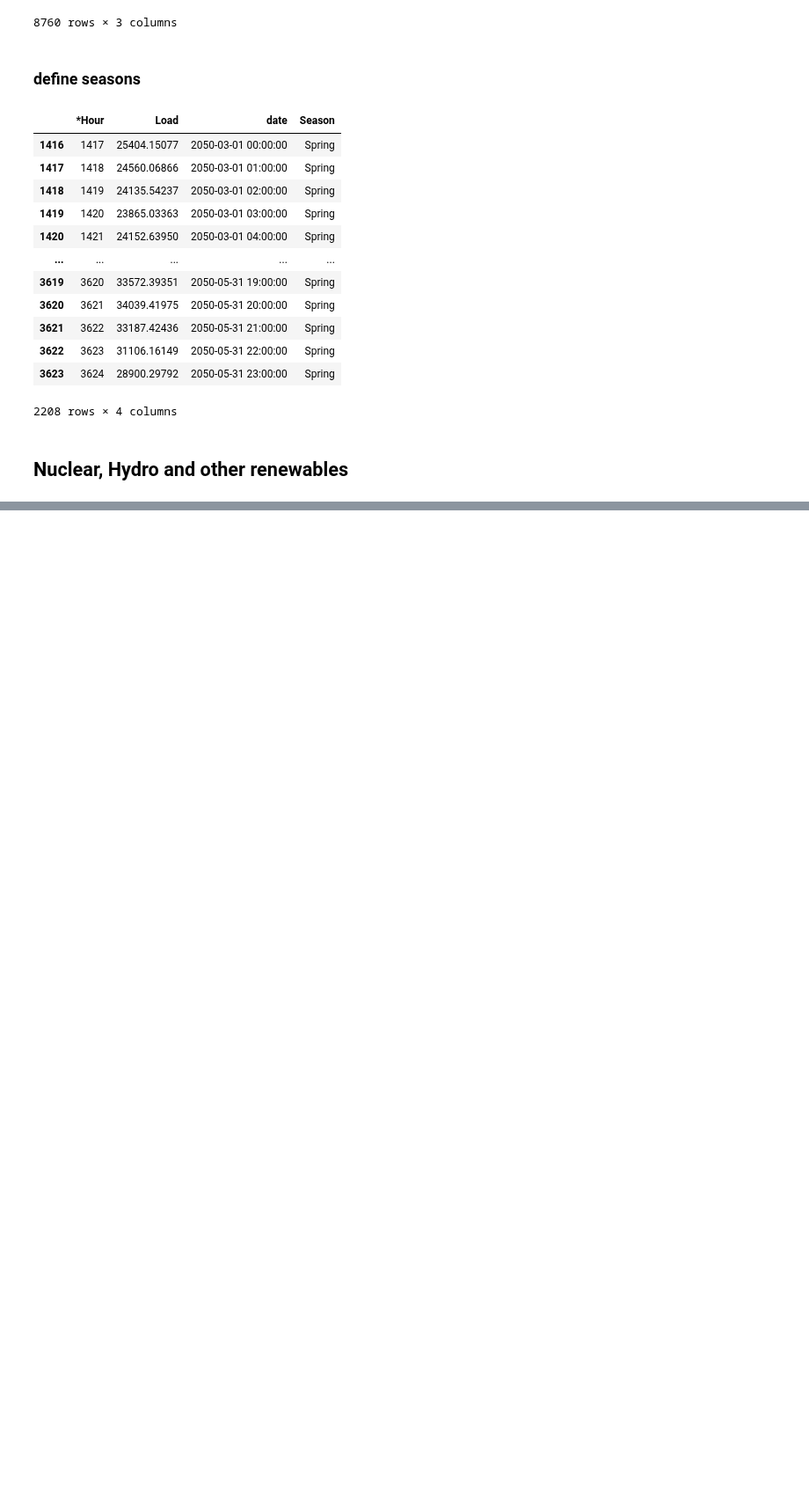
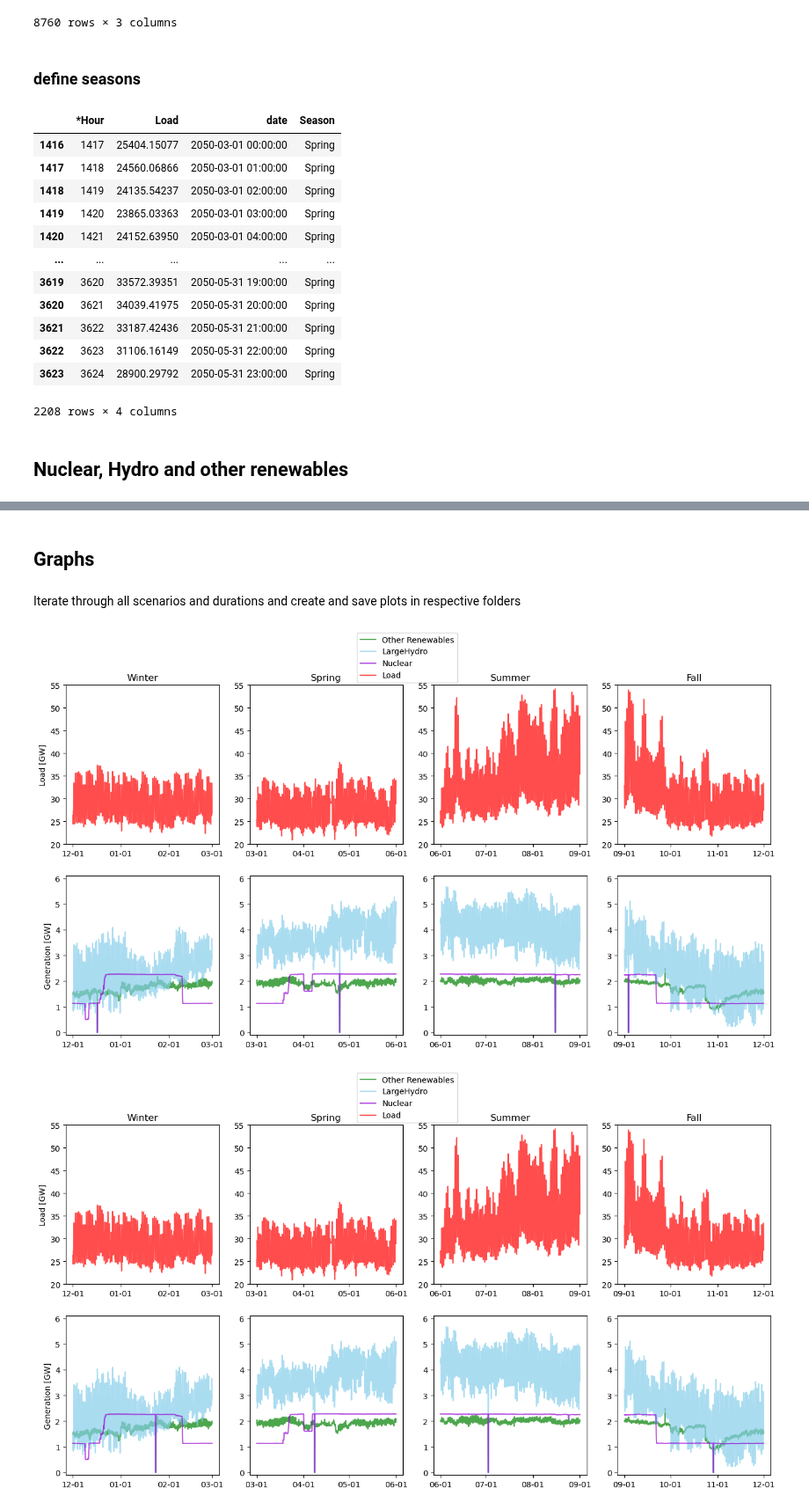
Before and after one commit to Omar0902/SDOM, a Jupyter notebook: resilience_scenarios.ipynb, the cells around one changed output, grey strips where cells are left out. Shown at 88% size. Saved outputs shown, nothing was run; the diff lists cells and outputs as text; code cells hidden in the pictures; blank space fills up the shorter version.

```diff
--- a/resilience_scenarios.ipynb
+++ b/resilience_scenarios.ipynb
@@ -116,0 +149,4 @@ Peak hour for season Fall is 2050-09-03 17:00:00
+# %% [markdown]
+## Graphs
+# %% [markdown]
+Iterate through all scenarios and durations and create and save plots in respective folders
@@ -116,0 +155,35 @@ Peak hour for season Fall is 2050-09-03 17:00:00
+# %%
+def plot_scenario(scenario_name, df):
+    save_dir = os.path.join(scenario_dir,scenario_name+'/')
+
+    pltdata2 = df.set_index('plottime').sort_index()
+    pltdata2['OtherRenewables'] /=1e3
+    pltdata2['LargeHydro'] /=1e3
+    pltdata2['Nuclear'] /=1e3
+    pltdata2['Load'] /=1e3
+
+    fig, ax = plt.subplots(2,4, figsize=(16,8))
+    for i, season in enumerate(seasons):
+        df = pltdata2[pltdata2.Season == season]
+        ax[0,i].plot(df.index, df['Load'], label='Load', color='red', alpha=0.7)
+        ax[0,i].set_title(season)
+        ax[0,i].set_ylim(20,55)
+        ax[1,i].plot(df.index, df['OtherRenewables'], label='Other Renewables', color='green', alpha=0.7)
+        ax[1,i].plot(df.index, df['LargeHydro'], label='LargeHydro', color='skyblue', alpha=0.7)
+        ax[1,i].plot(df.index, df['Nuclear'], label='Nuclear', color='darkviolet', alpha=0.7)
+        ax[1,i].set_ylim(-0.10,6.1)
+        ax[0,i].xaxis.set(major_locator=mdates.MonthLocator(), major_formatter=mdates.DateFormatter('%m-%d'))
+        ax[1,i].xaxis.set(major_locator=mdates.MonthLocator(), major_formatter=mdates.DateFormatter('%m-%d'))
+        ax[0,0].set_ylabel('Load [GW]')
+        ax[1,0].set_ylabel('Generation [GW]')
+
+    handles, labels = ax[1,0].get_legend_handles_labels()
+    h, l = ax[0,0].get_legend_handles_labels()
+    fig.legend(handles+h, labels+l, loc='upper center')
+    fig.savefig(os.path.join(save_dir, scenario_name+'.png'))
+# %%
+for scenario, data in save_data.items():
+    plot_scenario(scenario_name=scenario, df=data)
+# %% [output]
+[figure, added]
+[figure, added]
```
Also changed, not shown: parts of 7 cells of this notebook.
